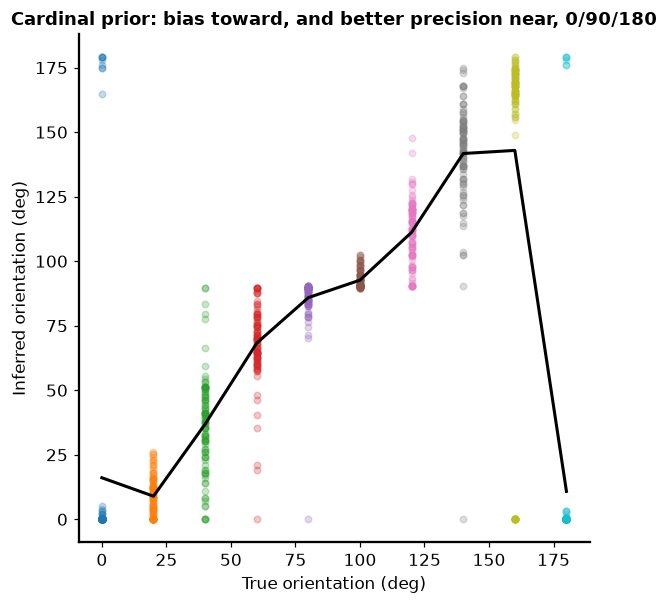
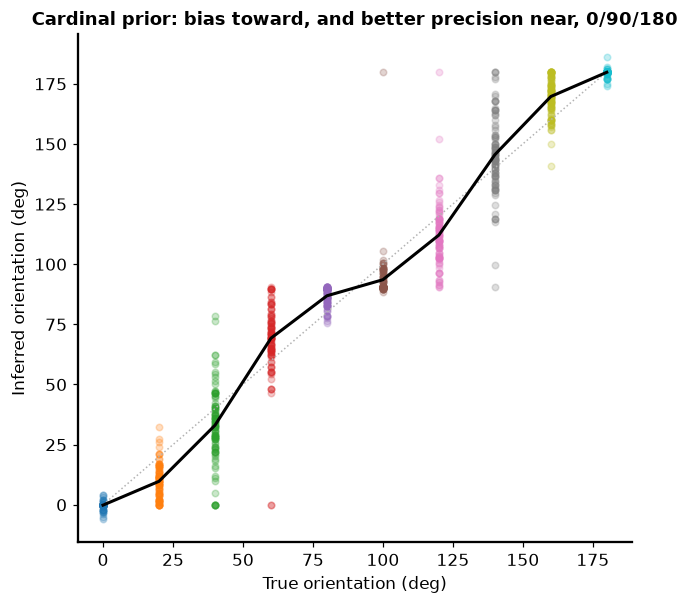
Unified diff of the notebook cell whose output changed from the first chart to the second:
--- before
+++ after
@@ -4,9 +4,4 @@
 
 fig, ax = plt.subplots(figsize=(6.5, 6))
-for ti in range(ntest):
-    ax.scatter(np.repeat(test_oris[ti]*180/np.pi, nsim), MAP2[ti]*180/np.pi, 18, alpha=0.25)
-ax.plot(test_oris*180/np.pi, MAP2.mean(axis=1)*180/np.pi, "k", lw=2)
-ax.set(xlabel="True orientation (deg)", ylabel="Inferred orientation (deg)",
-       title="Cardinal prior: bias toward, and better precision near, 0/90/180")
-ax.set_aspect("equal")
+plot_true_vs_inferred(ax, test_oris, MAP2, "Cardinal prior: bias toward, and better precision near, 0/90/180")
 plt.show()

Commit: Bayesian observers: wrap circular orientation in true-vs-inferred plots